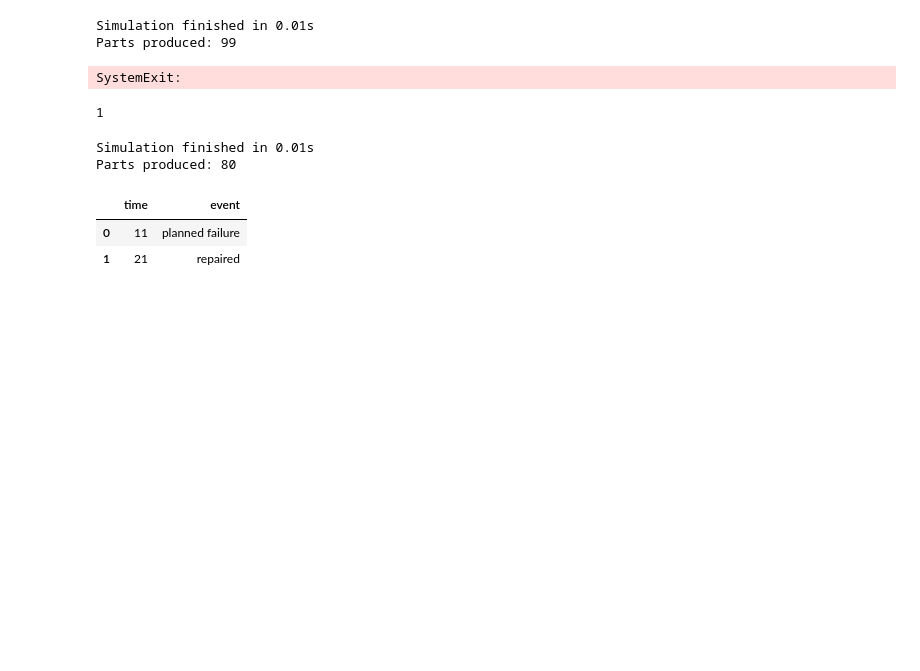
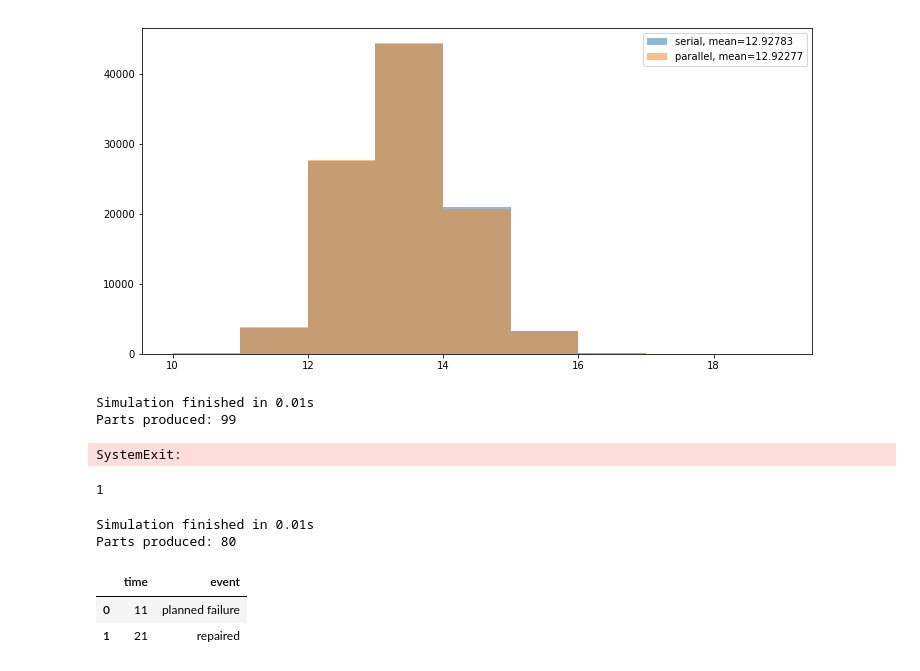
Before and after one commit to m-hoff/simantha, a Jupyter notebook: debug.ipynb, the cells around one changed output. Cells and saved outputs as stored; diff of their text form; code cells hidden in the pictures; blank space fills up the shorter version.

```diff
--- a/debug.ipynb
+++ b/debug.ipynb
@@ -12,0 +199,4 @@ from simantha.utils import *
+# %%
+sim = ParallelMachine()
+
+sim.simulate(until=100, verbose=True)
@@ -12,0 +218,8 @@ from simantha.utils import *
+# %%
+random.seed(1)
+
+n = 100000
+start = time.time()
+result_serial = sim.iterate_simulation(replications=n, until=100)
+stop = time.time()
+print(f'Finished in {stop-start:.2f}s')
@@ -12,0 +228,5 @@ from simantha.utils import *
+# %%
+start = time.time()
+result_parallel = sim.iterate_simulation(replications=n, until=100, jobs=10)
+stop = time.time()
+print(f'Finished in {stop-start:.2f}s')
@@ -12,0 +235,13 @@ from simantha.utils import *
+# %%
+plt.figure(figsize=(12,6))
+
+bins = np.arange(10,20,1)
+plt.hist(result_serial, bins=bins, alpha=0.5, label=f'serial, mean={np.mean(result_serial)}')
+plt.hist(result_parallel, bins=bins, alpha=0.5, label=f'parallel, mean={np.mean(result_parallel)}')
+
+#plt.title(f'Average production: {np.mean(result_parallel)} units')
+plt.legend()
+
+plt.show()
+# %% [output]
+[figure, added]
```
Also changed, not shown: parts of 24 cells of this notebook, 9 other files.
